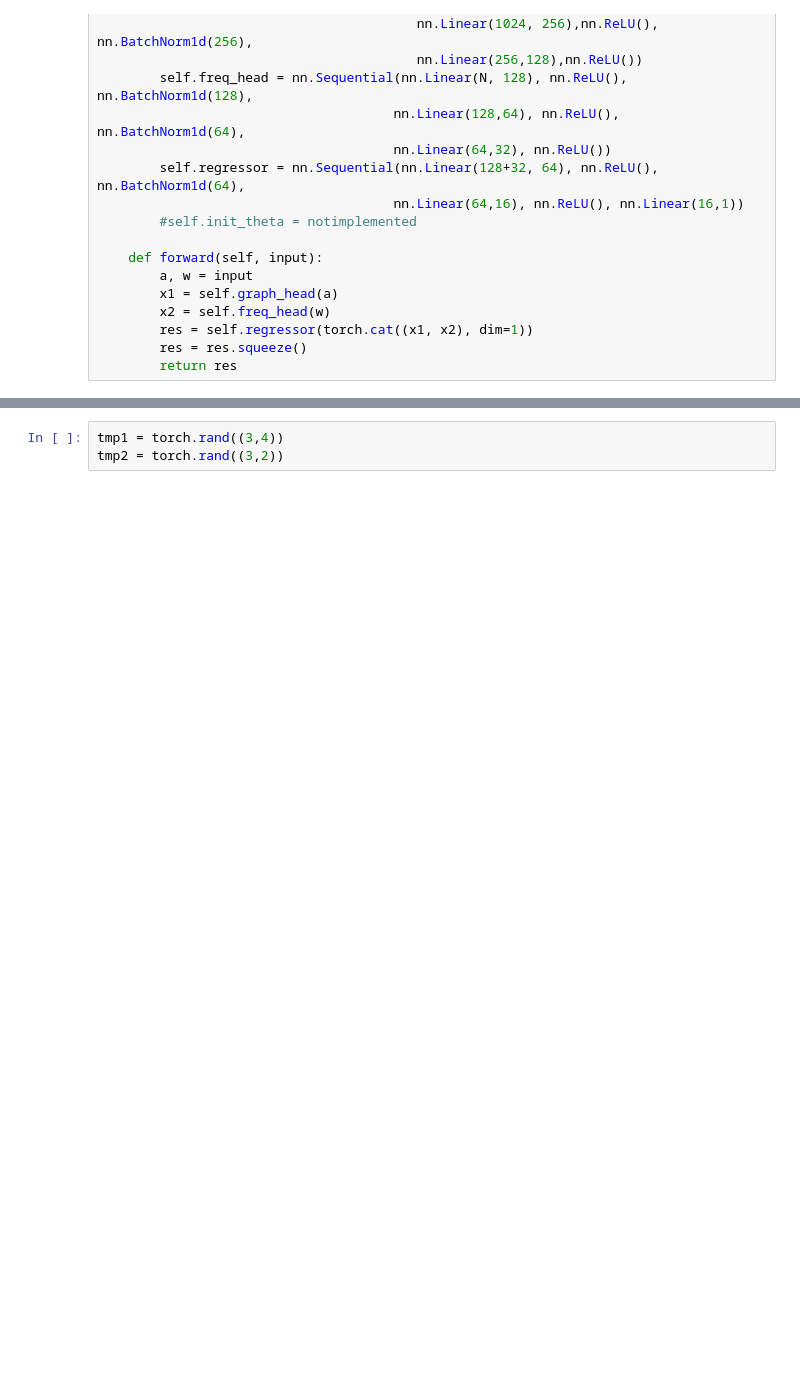
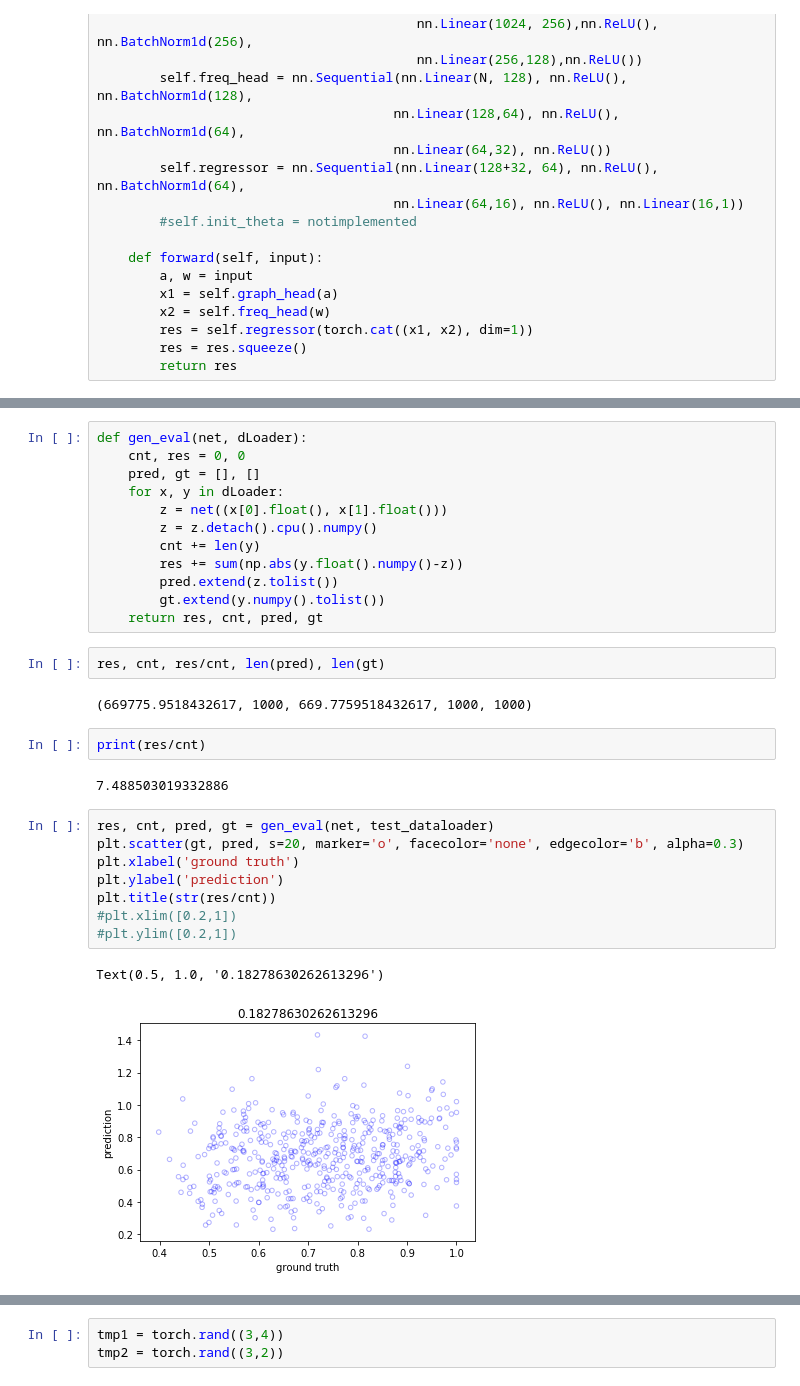
Before and after one commit to YHRen/kuramoto_model_integrate_and_plot, a Jupyter notebook: dev_NN.ipynb, the cells around one changed output, grey strips where cells are left out. Cells and saved outputs as stored; diff of their text form; blank space fills up the shorter version.

```diff
--- a/dev_NN.ipynb
+++ b/dev_NN.ipynb
@@ -83,0 +93,31 @@ plt.plot(losses)
+# %%
+def gen_eval(net, dLoader):
+    cnt, res = 0, 0
+    pred, gt = [], []
+    for x, y in dLoader:
+        z = net((x[0].float(), x[1].float()))
+        z = z.detach().cpu().numpy()
+        cnt += len(y)
+        res += sum(np.abs(y.float().numpy()-z))
+        pred.extend(z.tolist())
+        gt.extend(y.numpy().tolist())
+    return res, cnt, pred, gt
+# %%
+res, cnt, res/cnt, len(pred), len(gt)
+# %% [output]
+(669775.9518432617, 1000, 669.7759518432617, 1000, 1000)
+# %%
+print(res/cnt)
+# %% [output]
+7.488503019332886
+# %%
+res, cnt, pred, gt = gen_eval(net, test_dataloader)
+plt.scatter(gt, pred, s=20, marker='o', facecolor='none', edgecolor='b', alpha=0.3)
+plt.xlabel('ground truth')
+plt.ylabel('prediction')
+plt.title(str(res/cnt))
+#plt.xlim([0.2,1])
+#plt.ylim([0.2,1])
+# %% [output]
+Text(0.5, 1.0, '0.18278630262613296')
+[figure, added]
```
Also changed, not shown: parts of 9 cells of this notebook, 1 other file.
